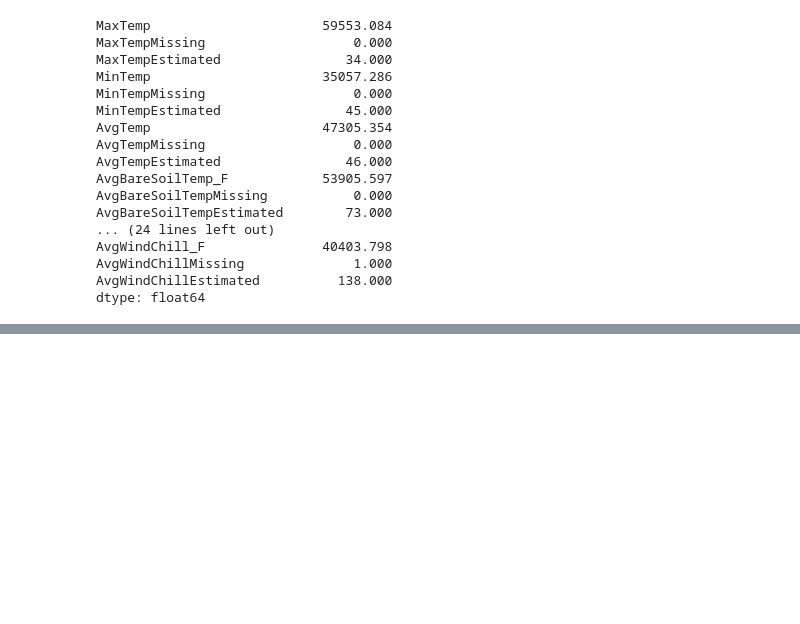
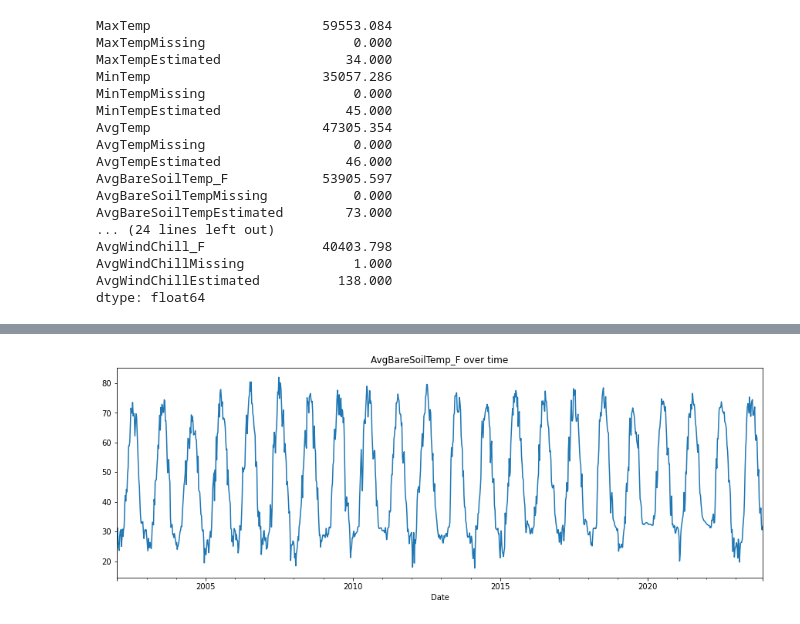
Before and after one commit to jbaumgit/Time-Series-Weather-Forcast-for-Corn-Growth-Degree-Days-in-ND, a Jupyter notebook: EDA_notebook.ipynb, the cells around one changed output, grey strips where cells are left out. Drawn from its saved outputs; the diff is of its cells as text; code cells hidden in the pictures; blank space fills up the shorter version.

```diff
--- a/EDA_notebook.ipynb
+++ b/EDA_notebook.ipynb
@@ -53,0 +109,6 @@ dtype: float64
+# %%
+fig, ax = plt.subplots(figsize=(15, 5))
+df_temps["AvgBareSoilTemp_F"].plot(ax=ax)
+ax.set_title("AvgBareSoilTemp_F over time");
+# %% [output]
+[figure, added]
```
Also changed, not shown: parts of 8 cells of this notebook.
